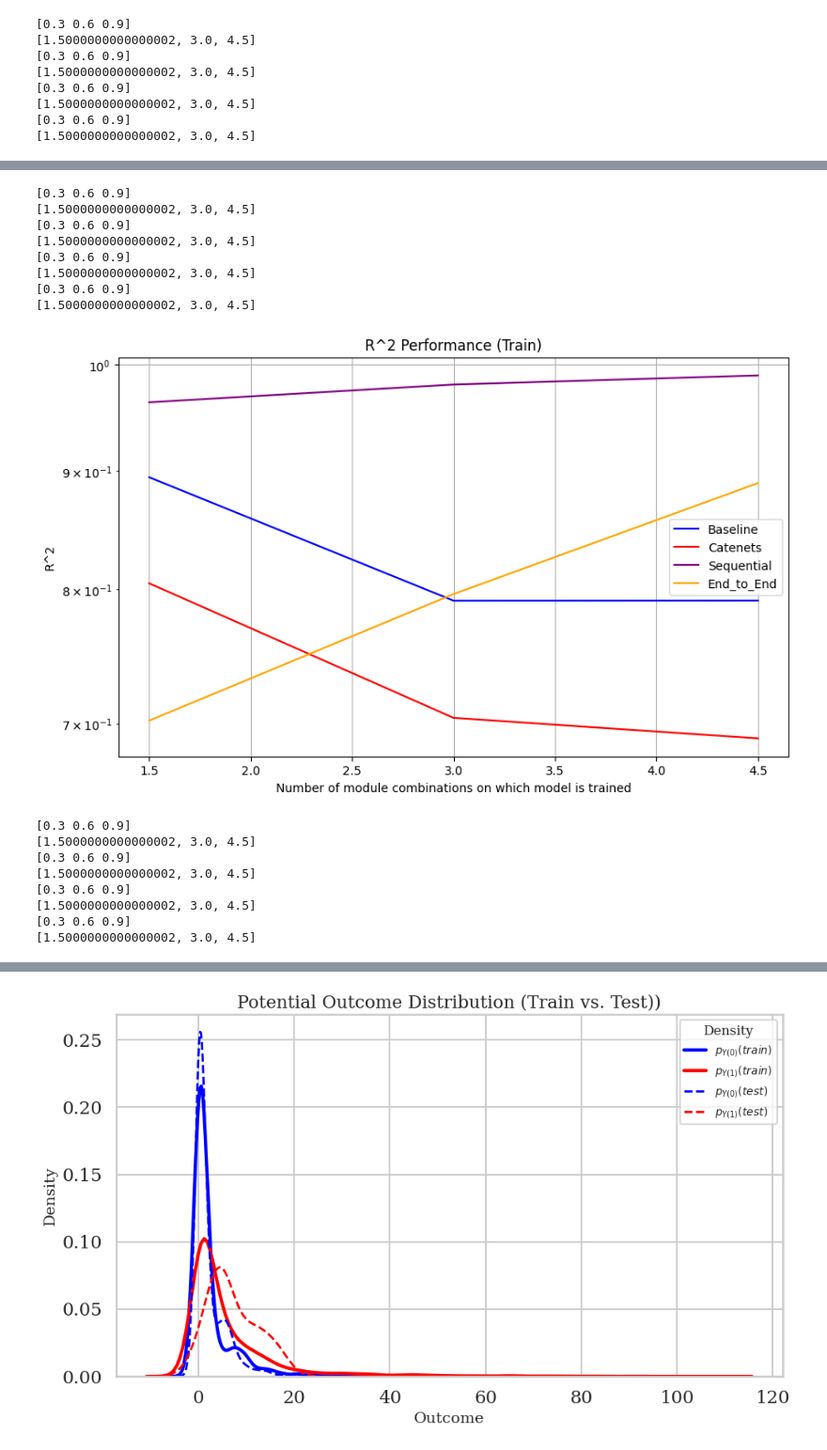
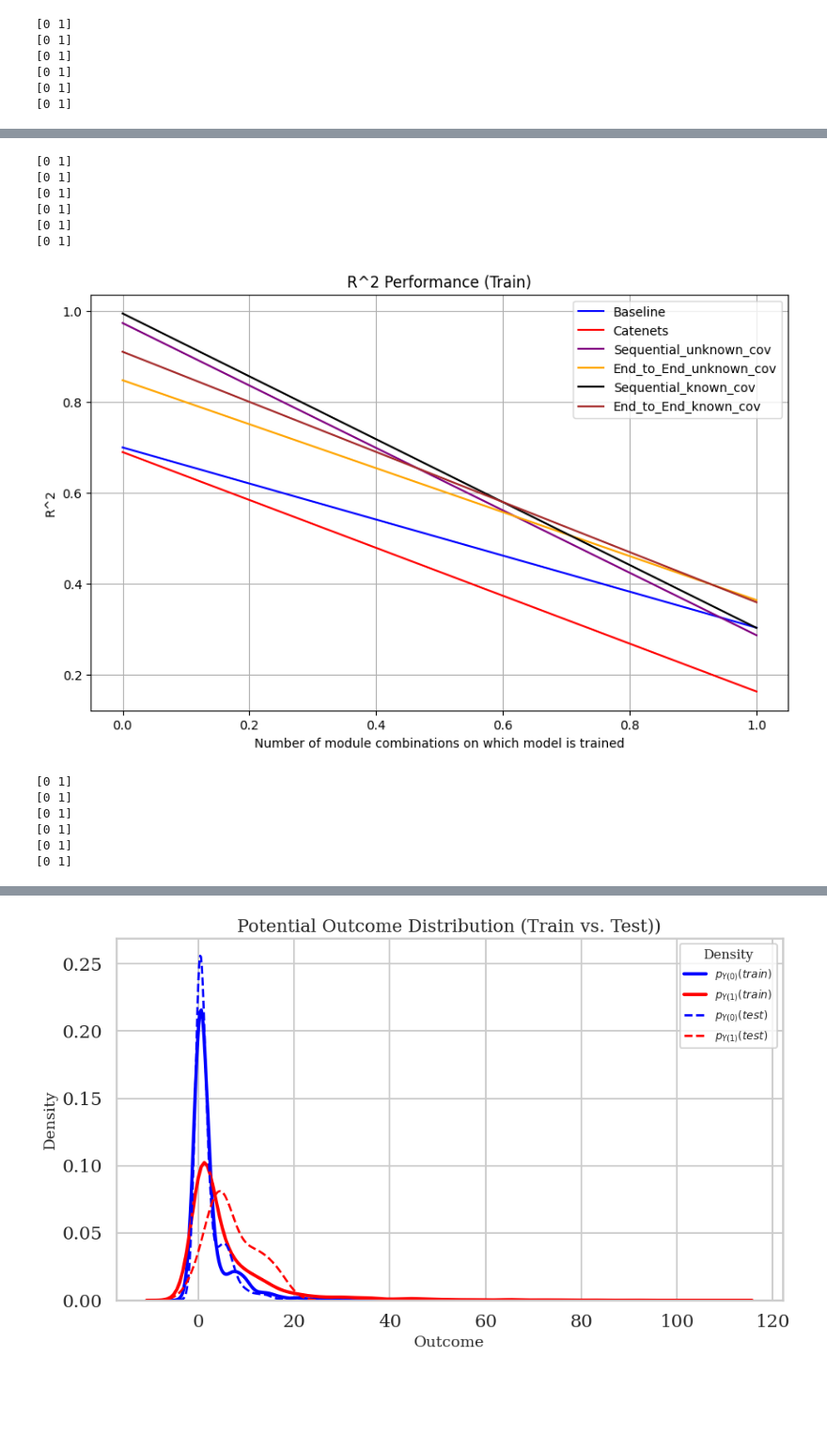
Before and after one commit to KDL-umass/compositional_models_cate, a Jupyter notebook: notebooks/sequential_analysis.ipynb, the cells around one changed output, grey strips where cells are left out. Shown at 94% size. Saved outputs shown, nothing was run; the diff lists cells and outputs as text; code cells hidden in the pictures; blank space fills up the shorter version.

```diff
--- a/notebooks/sequential_analysis.ipynb
+++ b/notebooks/sequential_analysis.ipynb
@@ -74,0 +182,7 @@ all_results
+# %%
+import json
+
+all_results_parallel_path = "/work/pi_jensen_umass_edu/ppruthi_umass_edu/compositional_models_cate/domains/synthetic_data/results/systematic_True/all_results_uniform_parallel_covariates_shared_False_use_subset_features_False_combined_results_sequential_exp_CG_number_of_modules_10.json"
+with open(all_results_parallel_path) as f:
+    all_results_parallel = json.load(f)
+all_results_parallel.keys()
@@ -84,8 +404,10 @@ colors = {
     'Baseline': 'blue',
     'MoE': 'green',
     'Catenets': 'red',
-    'Sequential': 'purple',
-    'End_to_End': 'orange'
+    'Sequential_unknown_cov': 'purple',
+    'End_to_End_unknown_cov': 'orange',
+    'Sequential_known_cov': 'black',
+    'End_to_End_known_cov': 'brown'
 }
 
 # Function to plot performance
@@ -93,19 +415,22 @@ def plot_performance(metric, metric_name, data_type):
     plt.figure(figsize=(10, 6))
     x = list(all_results.keys())
     # convert string to float
-    x = [float(i) for i in x]
+    x = [int(i) for i in x]
     # remove key 5
     # x = [i for i in x if i != 5]
 
 
-    for model in ['Baseline', 'Catenets', 'Sequential', 'End_to_End']:
+    for model in ['Baseline', 'Catenets', 'Sequential_unknown_cov', 'End_to_End_unknown_cov', 'Sequential_known_cov', 'End_to_End_known_cov']:
         y = [all_results[str(key)][f'{model}_{data_type}'][metric] for key in x]
-        if exp == "noise":
-            x_plot = np.array(x)
-        else:
-            x_plot = 1-np.array(x)
-            print(x_plot)
-            x_plot = [i*5 for i in x_plot]
+        # log scale for PEHE
+        if metric_name == 'PEHE':
+            y = [math.log(i+1) for i in y]
+        # if exp == "noise":
+        x_plot = np.array(x)
+        # else:
+        #     x_plot = 1-np.array(x)
+        #     print(x_plot)
+        #     x_plot = [i*5 for i in x_plot]
         print(x_plot)
         plt.plot(x_plot, y, color=colors[model], label=model,
                  linestyle='-' if data_type == 'train' else '--')
@@ -113,7 +438,7 @@ def plot_performance(metric, metric_name, data_type):
     plt.xlabel('Number of module combinations on which model is trained')
     plt.ylabel(metric_name)
     # y-axis in log scale
-    plt.yscale('log')
+    # plt.yscale('log')
     plt.title(f'{metric_name} Performance ({data_type.capitalize()})')
     plt.legend()
     plt.grid(True)
@@ -139,8 +462,6 @@ plot_performance(1, 'R^2', 'test')
-[0.3 0.6 0.9]
-[1.5000000000000002, 3.0, 4.5]
-[0.3 0.6 0.9]
-[1.5000000000000002, 3.0, 4.5]
-[0.3 0.6 0.9]
-[1.5000000000000002, 3.0, 4.5]
-[0.3 0.6 0.9]
-[1.5000000000000002, 3.0, 4.5]
+[0 1]
+[0 1]
+[0 1]
+[0 1]
+[0 1]
+[0 1]
@@ -148,17 +469,13 @@ plot_performance(1, 'R^2', 'test')
-[0.3 0.6 0.9]
-[1.5000000000000002, 3.0, 4.5]
-[0.3 0.6 0.9]
-[1.5000000000000002, 3.0, 4.5]
-[0.3 0.6 0.9]
-[1.5000000000000002, 3.0, 4.5]
-[0.3 0.6 0.9]
-[1.5000000000000002, 3.0, 4.5]
+[0 1]
+[0 1]
+[0 1]
+[0 1]
+[0 1]
+[0 1]
-[figure, old version]
+[figure, new version]
-[0.3 0.6 0.9]
-[1.5000000000000002, 3.0, 4.5]
-[0.3 0.6 0.9]
-[1.5000000000000002, 3.0, 4.5]
-[0.3 0.6 0.9]
-[1.5000000000000002, 3.0, 4.5]
-[0.3 0.6 0.9]
-[1.5000000000000002, 3.0, 4.5]
+[0 1]
+[0 1]
+[0 1]
+[0 1]
+[0 1]
+[0 1]
```
Also changed, not shown: parts of 10 cells of this notebook, 46 other files.
